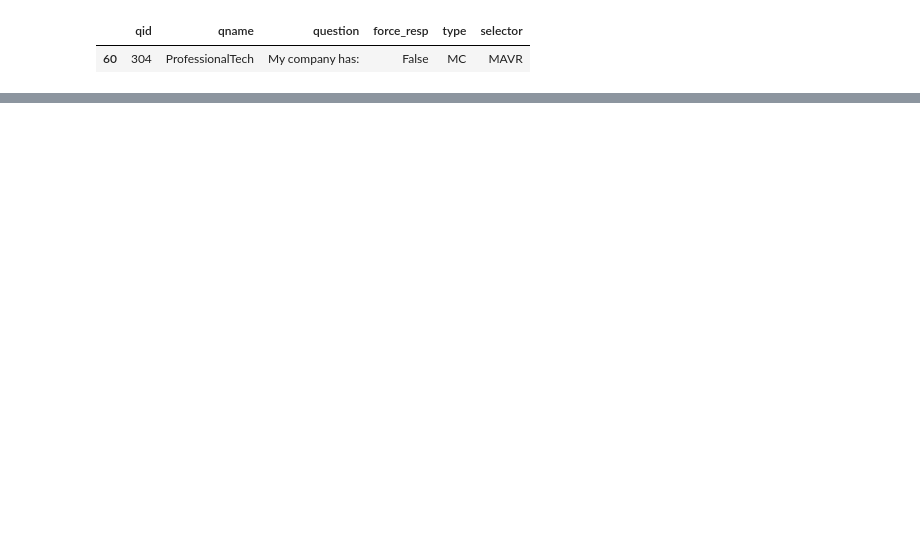
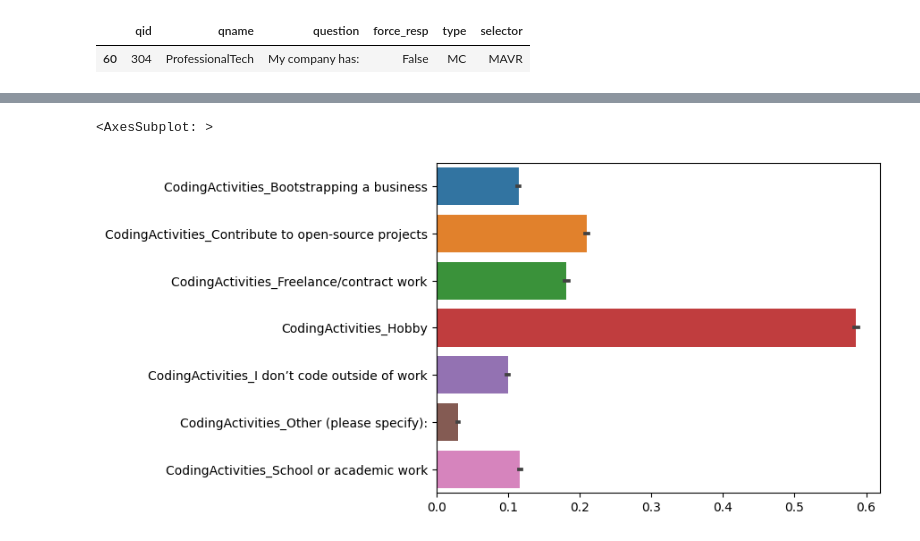
Before and after one commit to ursumarius/developer-survey-analyzing-w-pandas, a Jupyter notebook: data-wrangling/initial-explorative-data-analysis.ipynb, the cells around one changed output, grey strips where cells are left out. Saved outputs shown, nothing was run; the diff lists cells and outputs as text; code cells hidden in the pictures; blank space fills up the shorter version.

```diff
--- a/data-wrangling/initial-explorative-data-analysis.ipynb
+++ b/data-wrangling/initial-explorative-data-analysis.ipynb
@@ -359,0 +495,9 @@ dfs[dfs["qname"] == 'ProfessionalTech']
+# %%
+# show answers to the question "how they learned to code"
+
+dfa1d_CodingActivities = dfa1d.filter(regex='^CodingActivities_')
+
+sns.barplot(data=dfa1d_CodingActivities, orient='h')
+# %% [output]
+<AxesSubplot: >
+[figure, added]
```
Also changed, not shown: parts of 11 cells of this notebook.
